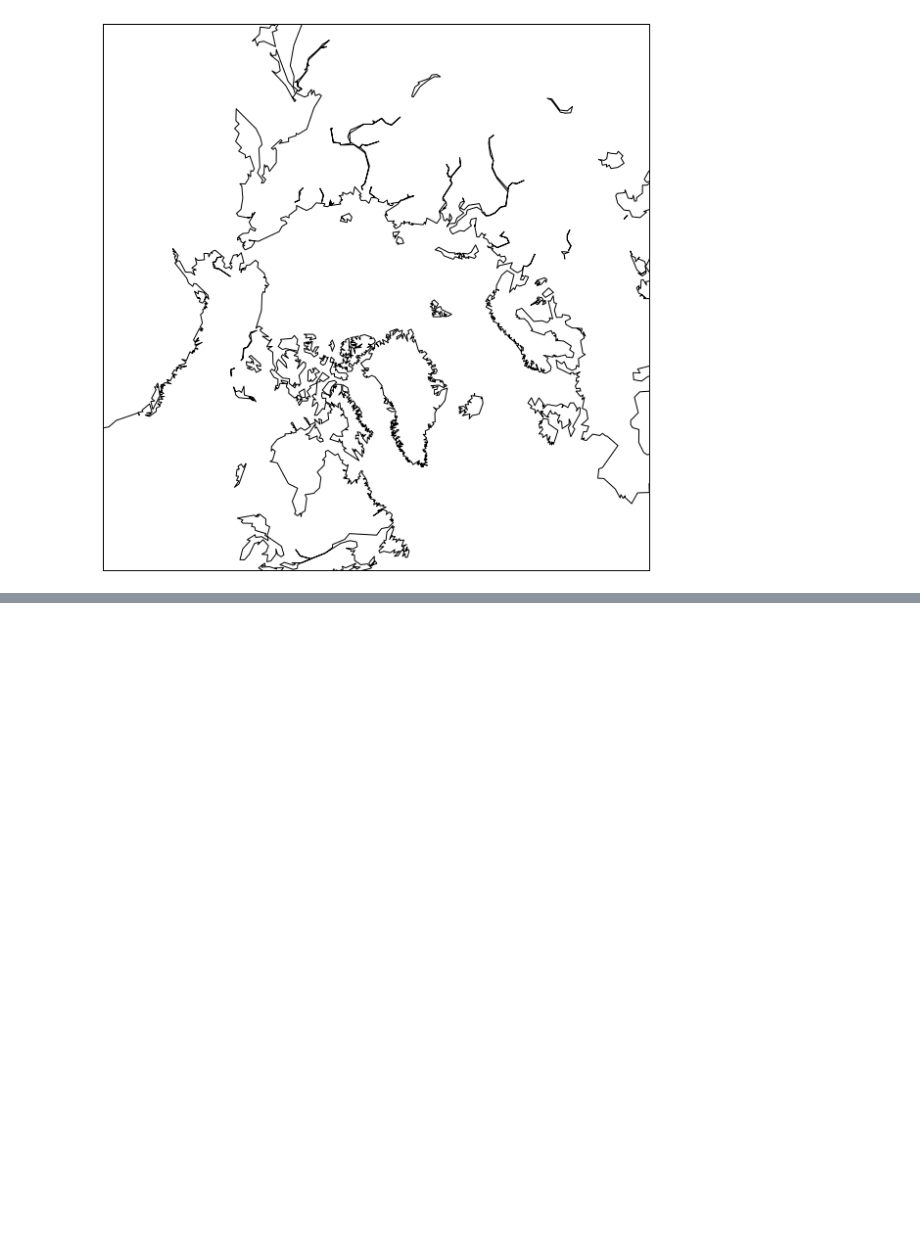
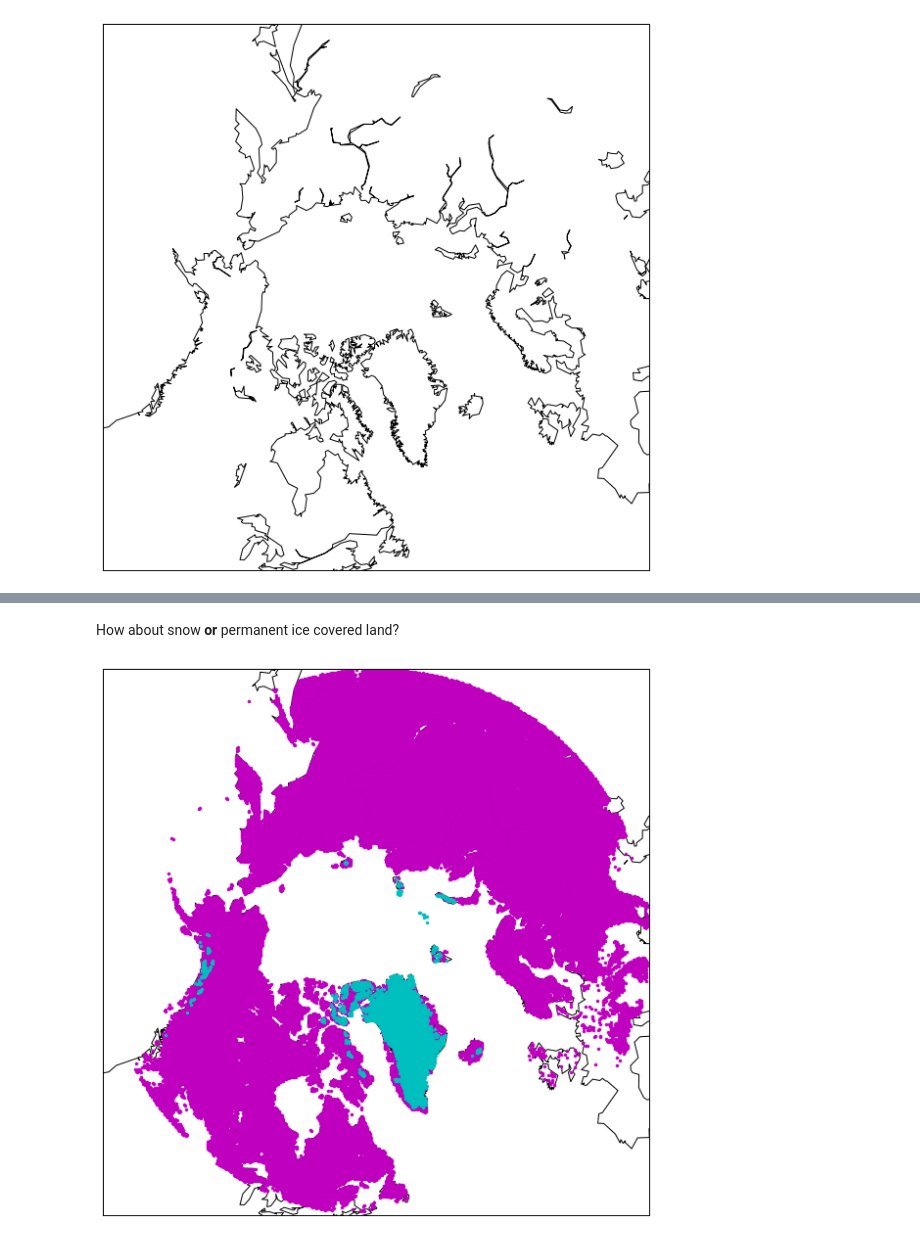
Before and after one commit to p-madden/sea-2016-tutorial, a Jupyter notebook: module-2.ipynb, the cells around one changed output, grey strips where cells are left out. Drawn from its saved outputs; the diff is of its cells as text; code cells hidden in the pictures; blank space fills up the shorter version.

```diff
--- a/module-2.ipynb
+++ b/module-2.ipynb
@@ -303,0 +374,32 @@ plt.show()
+# %% [markdown]
+How about snow **or** permanent ice covered land?
+# %%
+%matplotlib inline
+plt.figure(figsize=(10, 10))
+map = Basemap(projection='npstere', boundinglat=45, lon_0=300)
+map.drawcoastlines()
+latitude = np.array(latitude)
+longitude = np.array(longitude)
+snow_lats = []
+snow_lons = []
+ice_lats = []
+ice_lons = []
+for row in range(0, latitude.shape[0]):
+    for col in range(0, latitude.shape[1]):
+        lat = latitude[row][col]
+        lon = longitude[row][col]
+        cover = msce[row][col]
+        if lat >= 45:
+            if cover in range(10, 17):
+                snow_lats.append(lat)
+                snow_lons.append(lon)
+            elif cover == 30:
+                ice_lats.append(lat)
+                ice_lons.append(lon)
+snow_x, snow_y = map(snow_lons, snow_lats)
+map.plot(snow_x, snow_y, 'm.')
+ice_x, ice_y = map(ice_lons, ice_lats)
+map.plot(ice_x, ice_y, 'c.')
+plt.draw()
+# %% [output]
+[figure, added]
```
Also changed, not shown: parts of 16 cells of this notebook.
